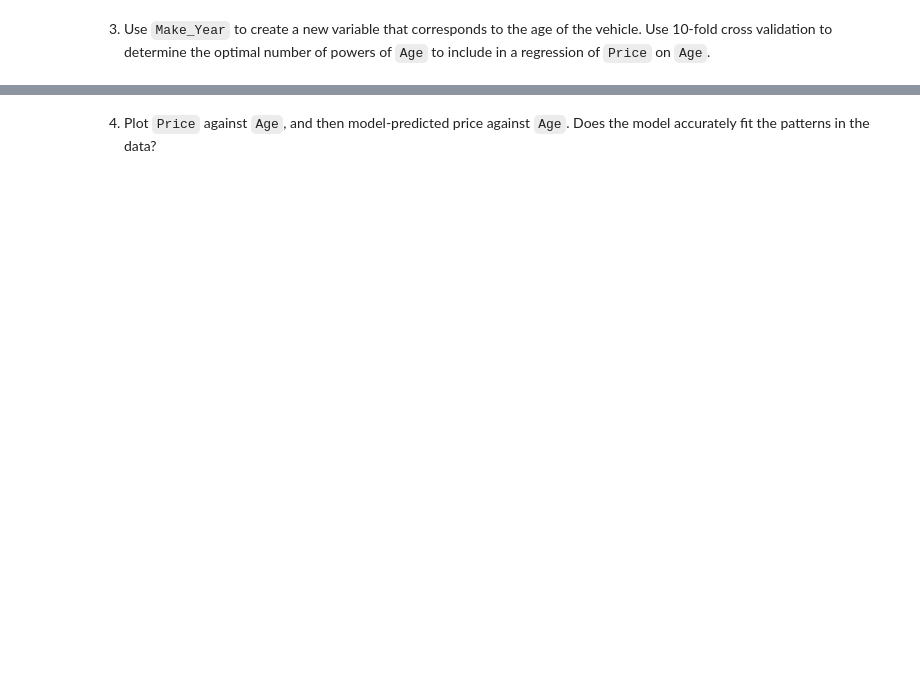
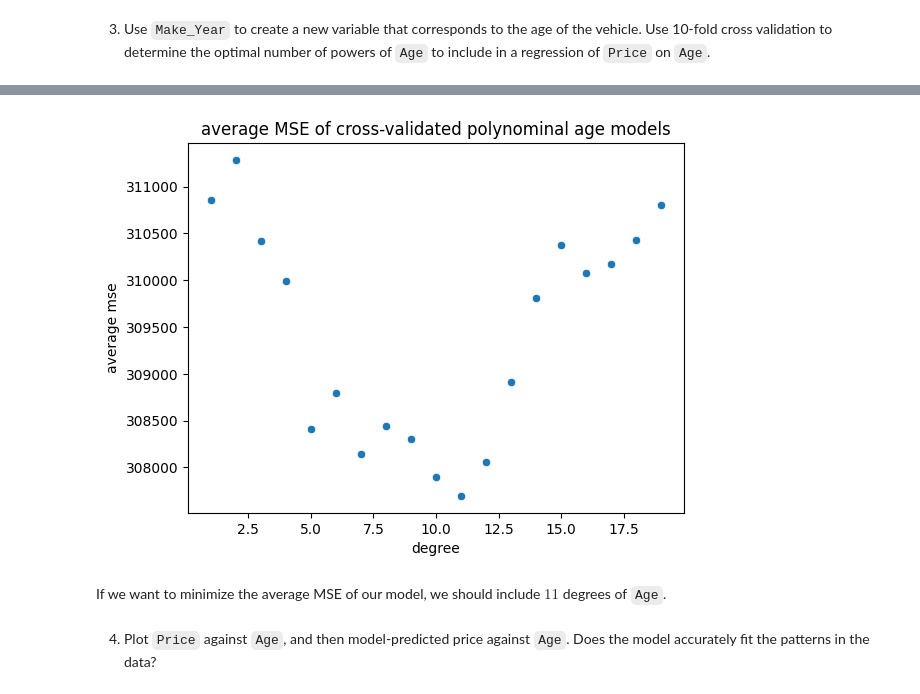
Before and after one commit to syd-nguyen/ds3021-assignments, a Jupyter notebook: assignments/03_assignment_linear_models.ipynb, the cells around one changed output, grey strips where cells are left out. Saved outputs shown, nothing was run; the diff lists cells and outputs as text; code cells hidden in the pictures; blank space fills up the shorter version.

```diff
--- a/assignments/03_assignment_linear_models.ipynb
+++ b/assignments/03_assignment_linear_models.ipynb
@@ -280,0 +300,8 @@ SUVs are the most expensive car type on average, as shown by them having the hig
+# %%
+x_seating_ohc = pd.get_dummies(cars['Seating_Capacity'], dtype='int', drop_first=True, prefix='seating')
+
+model_seating_ohc = LinearRegression()
+model_seating_ohc.fit(x_seating_ohc, y)
+
+coefs_seating_ohc = pd.DataFrame({'variable': model_seating_ohc.feature_names_in_, 'coefficient': model_seating_ohc.coef_ }).sort_values('coefficient')
+coefs_seating_ohc
@@ -281,2 +316,5 @@ SUVs are the most expensive car type on average, as shown by them having the hig
 # %% [markdown]
   3. Use `Make_Year` to create a new variable that corresponds to the age of the vehicle. Use 10-fold cross validation to determine the optimal number of powers of `Age` to include in a regression of `Price` on `Age`.
+# %%
+cars['Age'] = 2026 - cars['Make_Year']
+cars.head()
@@ -282,0 +328,28 @@ SUVs are the most expensive car type on average, as shown by them having the hig
+# %%
+age_cross_val_scores = pd.DataFrame({
+    'degree': np.arange(1, 20, 1),
+    'average mse': np.arange(1, 20, 1).astype(float)
+})
+age_cross_val_scores = age_cross_val_scores.set_index('degree')
+# %%
+kfold_cars = KFold(n_splits=10, shuffle=True, random_state=343)
+
+for degree in np.arange(1, 20, 1):
+
+    model_age = LinearRegression()
+    x_age = cars['Age']
+    y = cars['Price']
+
+    expander = PolynomialFeatures(degree=degree,include_bias=False)
+    x_age_poly = expander.fit_transform(pd.DataFrame(x_age))
+
+    scores = cross_val_score(
+        model_age, x_age_poly, y,
+        cv = kfold_cars,
+        scoring = 'neg_root_mean_squared_error'
+    )
+    scores = -scores
+
+    age_cross_val_scores.loc[degree, 'average mse'] = np.mean(scores)
+
+age_cross_val_scores.sort_values('average mse')
@@ -283,2 +375,10 @@ SUVs are the most expensive car type on average, as shown by them having the hig
+# %%
+sns.scatterplot(age_cross_val_scores, x='degree', y='average mse')
+plt.title('average MSE of cross-validated polynominal age models')
+plt.show()
+# %% [output]
+[figure, added]
+# %% [markdown]
+If we want to minimize the average MSE of our model, we should include $11$ degrees of `Age`.
 # %% [markdown]
   4. Plot `Price` against `Age`, and then model-predicted price against `Age`. Does the model accurately fit the patterns in the data?
```
Also changed, not shown: parts of 17 cells of this notebook.
